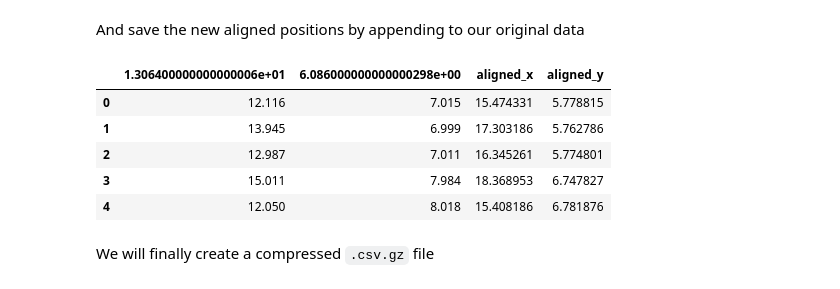
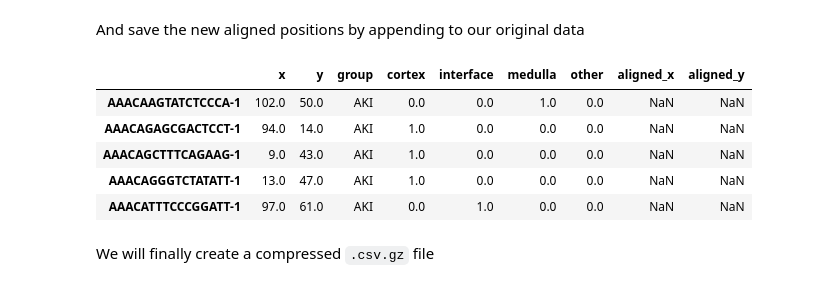
Before and after one commit to JEFworks-Lab/STcompare, a Jupyter notebook: vignettes/visium-visium-region-alignment-affine-only.ipynb, the cells around one changed output. Cells and saved outputs as stored; diff of their text form; code cells hidden in the pictures.

```diff
--- a/vignettes/visium-visium-region-alignment-affine-only.ipynb
+++ b/vignettes/visium-visium-region-alignment-affine-only.ipynb
@@ -281,8 +281,8 @@ Finally, we can apply our STalign transform to the original sets of single cell
 # apply transform to original points with initial affine transformation
 #tpointsI= STalign.transform_points_source_to_target(xv,v,A, np.stack([yI_L_T, xI_L_T], 1))
 # apply transform to original points
-[yI, xI] = df2['x'].values, df2['y'].values
-[yJ, xJ] = df1['x'].values, df1['y'].values
+[xI, yI] = df2['x'].values, df2['y'].values
+[xJ, yJ] = df1['x'].values, df1['y'].values
 
 #transform from double to long for STalign.transform later
 yI = yI.astype(np.float64)
@@ -290,11 +290,11 @@ xI = xI.astype(np.float64)
 yJ = yJ.astype(np.float64)
 xJ = xJ.astype(np.float64)
 
-tpointsI= STalign.transform_points_source_to_target(xv,v,A, np.stack([yI, xI], 1))
+tpointsI= STalign.transform_points_source_to_target(xv,v,A, np.stack([xI, yI], 1))
 
 #switch from row column coordinates (y,x) to (x,y)
-xI_LDDMM = tpointsI[:,1]
-yI_LDDMM = tpointsI[:,0]
+xI_LDDMM = tpointsI[:,0]
+yI_LDDMM = tpointsI[:,1]
 # %% [markdown]
 And we can visualize the results.
 # %%
@@ -336,25 +336,25 @@ And save the new aligned positions by appending to our original data
 # %%
 df3 = pd.DataFrame(
 
     {
 
         "aligned_x": xI_LDDMM,
 
         "aligned_y": yI_LDDMM,
 
     },
 
 
 )
 
-results = pd.concat([df1, df3], axis=1)
+results = pd.concat([df2, df3], axis=1)
 results.head()
 # %% [output]
-|  | 1.306400000000000006e+01 | 6.086000000000000298e+00 | aligned_x | aligned_y |
-| 0 | 12.116 | 7.015 | 15.474331 | 5.778815 |
-| 1 | 13.945 | 6.999 | 17.303186 | 5.762786 |
-| 2 | 12.987 | 7.011 | 16.345261 | 5.774801 |
-| 3 | 15.011 | 7.984 | 18.368953 | 6.747827 |
-| 4 | 12.050 | 8.018 | 15.408186 | 6.781876 |
+|  | x | y | group | cortex | interface | medulla | other | aligned_x | aligned_y |
+| AAACAAGTATCTCCCA-1 | 102.0 | 50.0 | AKI | 0.0 | 0.0 | 1.0 | 0.0 | NaN | NaN |
+| AAACAGAGCGACTCCT-1 | 94.0 | 14.0 | AKI | 1.0 | 0.0 | 0.0 | 0.0 | NaN | NaN |
+| AAACAGCTTTCAGAAG-1 | 9.0 | 43.0 | AKI | 1.0 | 0.0 | 0.0 | 0.0 | NaN | NaN |
+| AAACAGGGTCTATATT-1 | 13.0 | 47.0 | AKI | 1.0 | 0.0 | 0.0 | 0.0 | NaN | NaN |
+| AAACATTTCCCGGATT-1 | 97.0 | 61.0 | AKI | 0.0 | 1.0 | 0.0 | 0.0 | NaN | NaN |
 # %% [markdown]
 We will finally create a compressed `.csv.gz` file
```
Also changed, not shown: parts of 4 cells of this notebook.
